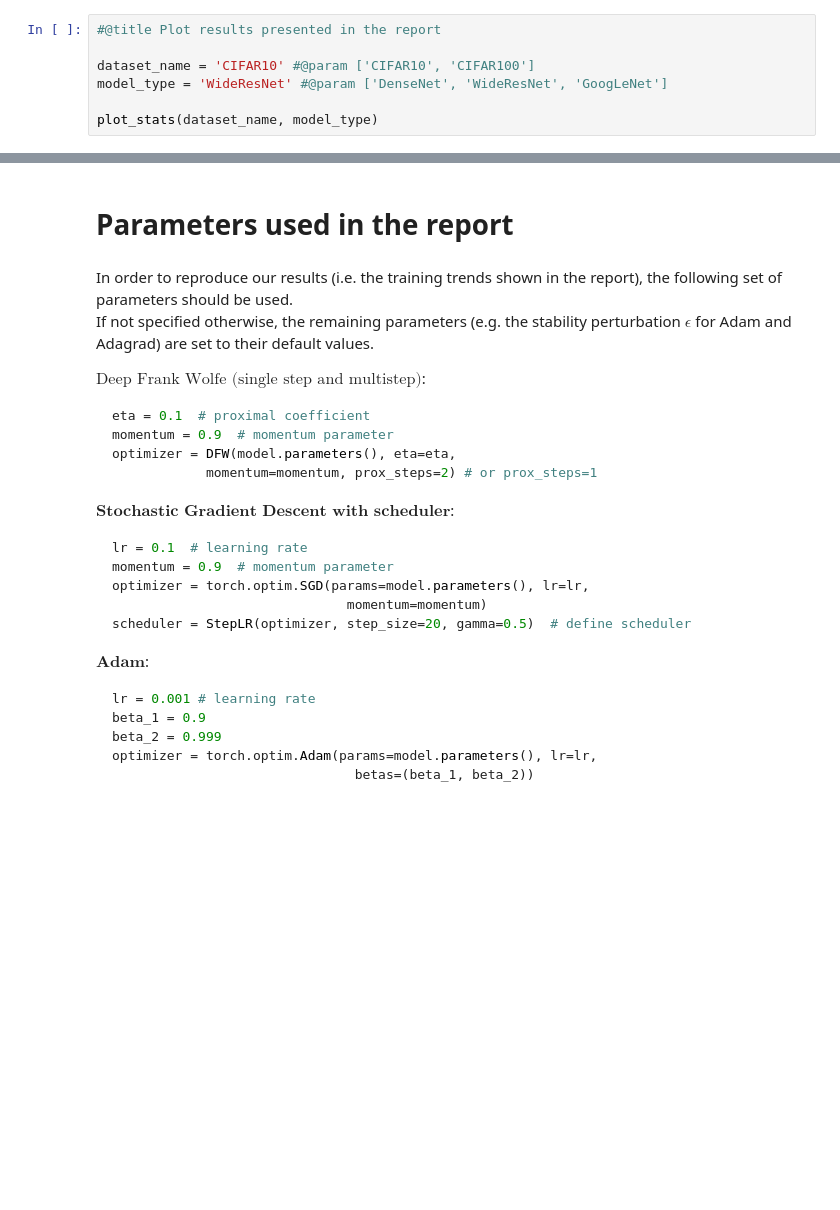
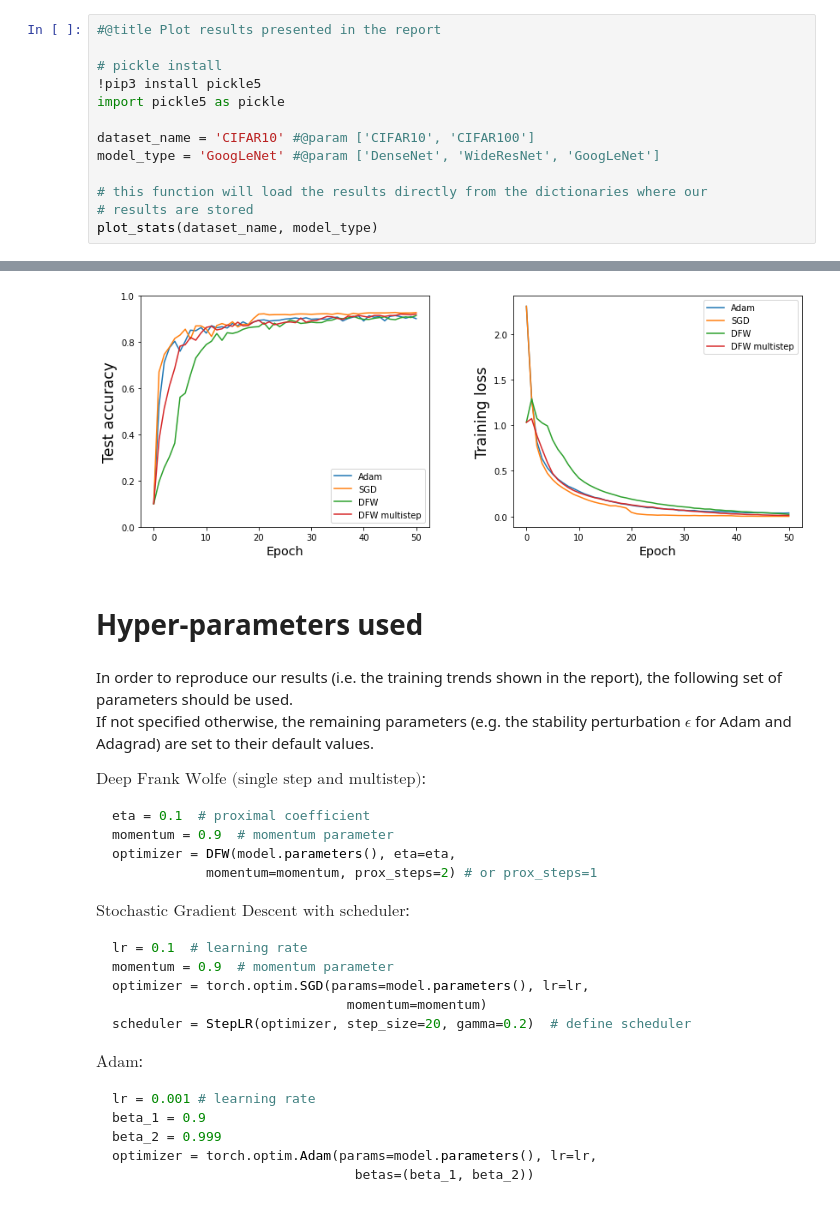
Before and after one commit to johnmavro/Machine-Learning-Optimization, a Jupyter notebook: DFW.ipynb, the cells around one changed output, grey strips where cells are left out. Saved outputs shown, nothing was run; the diff lists cells and outputs as text; blank space fills up the shorter version.

Commit message:
Plot training trends in notebook + details

````diff
--- a/DFW.ipynb
+++ b/DFW.ipynb
@@ -195,7 +256,14 @@ for epoch in range(nepochs + 1):
 # %%
 #@title Plot results presented in the report
 
+# pickle install
+!pip3 install pickle5
+import pickle5 as pickle
+
 dataset_name = 'CIFAR10' #@param ['CIFAR10', 'CIFAR100']
-model_type = 'WideResNet' #@param ['DenseNet', 'WideResNet', 'GoogLeNet']
+model_type = 'GoogLeNet' #@param ['DenseNet', 'WideResNet', 'GoogLeNet']
 
+# this function will load the results directly from the dictionaries where our
+# results are stored
 plot_stats(dataset_name, model_type)
+# %% [output]
@@ -202,5 +275,6 @@ plot_stats(dataset_name, model_type)
+[figure, added]
-# %% [markdown]
-# Parameters used in the report
+# %% [markdown]
+# Hyper-parameters used
 # %% [markdown]
 In order to reproduce our results (i.e. the training trends shown in the report), the following set of parameters should be used.\
 If not specified otherwise, the remaining parameters (e.g. the stability perturbation $\epsilon$ for Adam and Adagrad) are set to their default values.
@@ -214,16 +288,16 @@ optimizer = DFW(model.parameters(), eta=eta,
             momentum=momentum, prox_steps=2) # or prox_steps=1
 ```
 
-$\textbf{Stochastic Gradient Descent with scheduler}$:
+$\text{Stochastic Gradient Descent with scheduler}$:
 ```python
 lr = 0.1  # learning rate
 momentum = 0.9  # momentum parameter
 optimizer = torch.optim.SGD(params=model.parameters(), lr=lr,
                               momentum=momentum)
-scheduler = StepLR(optimizer, step_size=20, gamma=0.5)  # define scheduler
+scheduler = StepLR(optimizer, step_size=20, gamma=0.2)  # define scheduler
 ```
 
-$\textbf{Adam}$:
+$\text{Adam}$:
 ```python
 lr = 0.001 # learning rate
 beta_1 = 0.9
````
Also changed, not shown: parts of 7 cells of this notebook, 1 other file.
